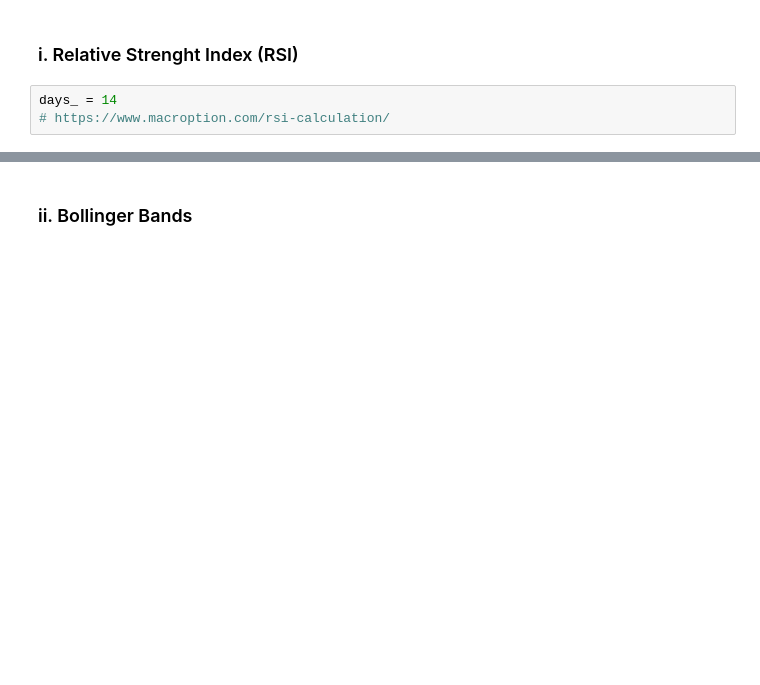
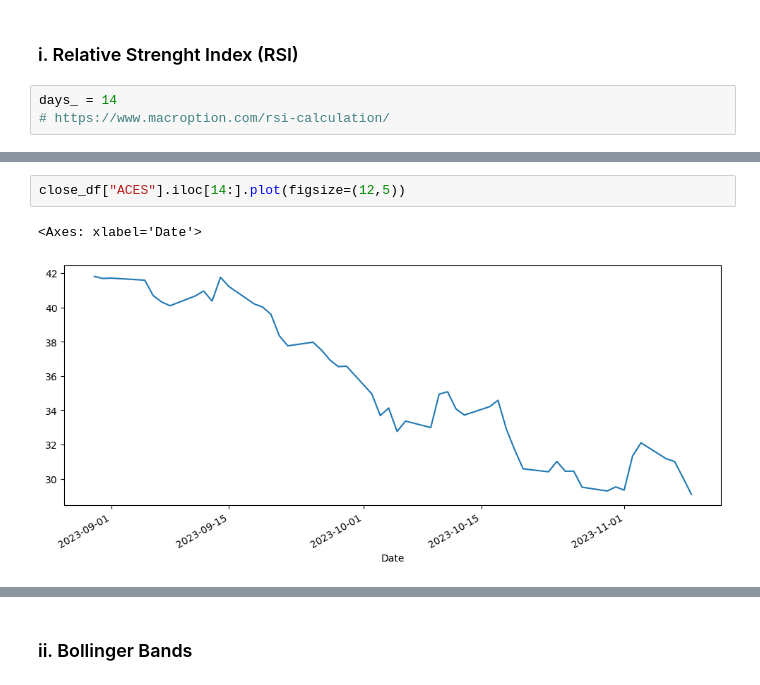
Before and after one commit to jusrojasrod/RelativePerformance, a Jupyter notebook: RenRel/test.ipynb, the cells around one changed output, grey strips where cells are left out. Cells and saved outputs as stored; diff of their text form; blank space fills up the shorter version.

```diff
--- a/RenRel/test.ipynb
+++ b/RenRel/test.ipynb
@@ -133,0 +173,5 @@ days_ = 14
+# %%
+close_df["ACES"].iloc[14:].plot(figsize=(12,5))
+# %% [output]
+<Axes: xlabel='Date'>
+[figure, added]
```
Also changed, not shown: parts of 20 cells of this notebook, 1 other file.
